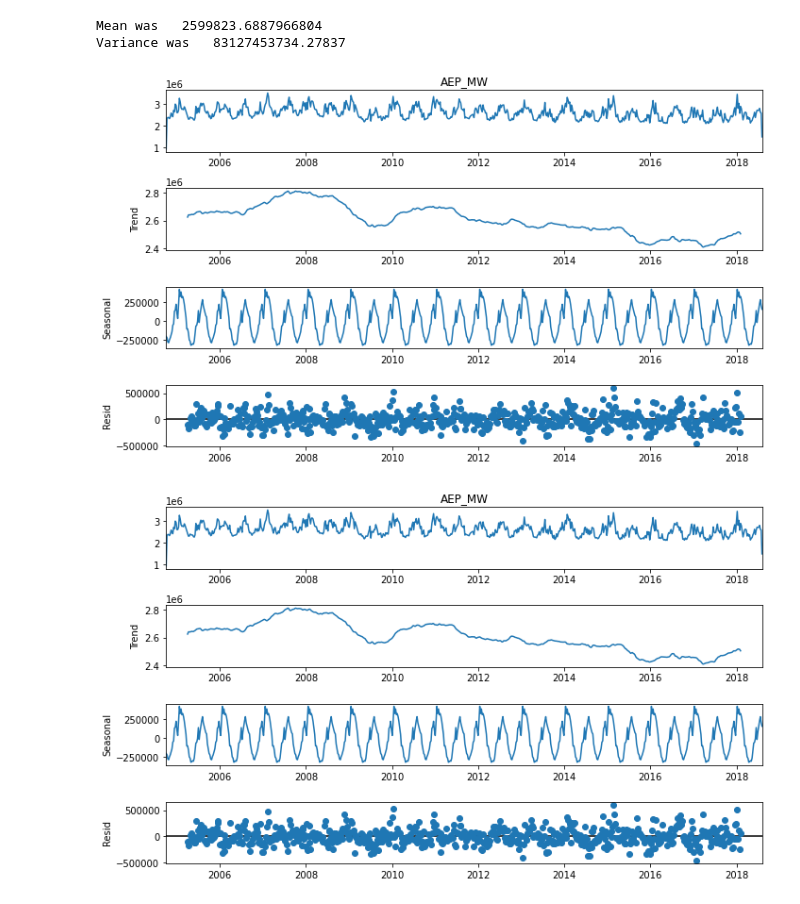
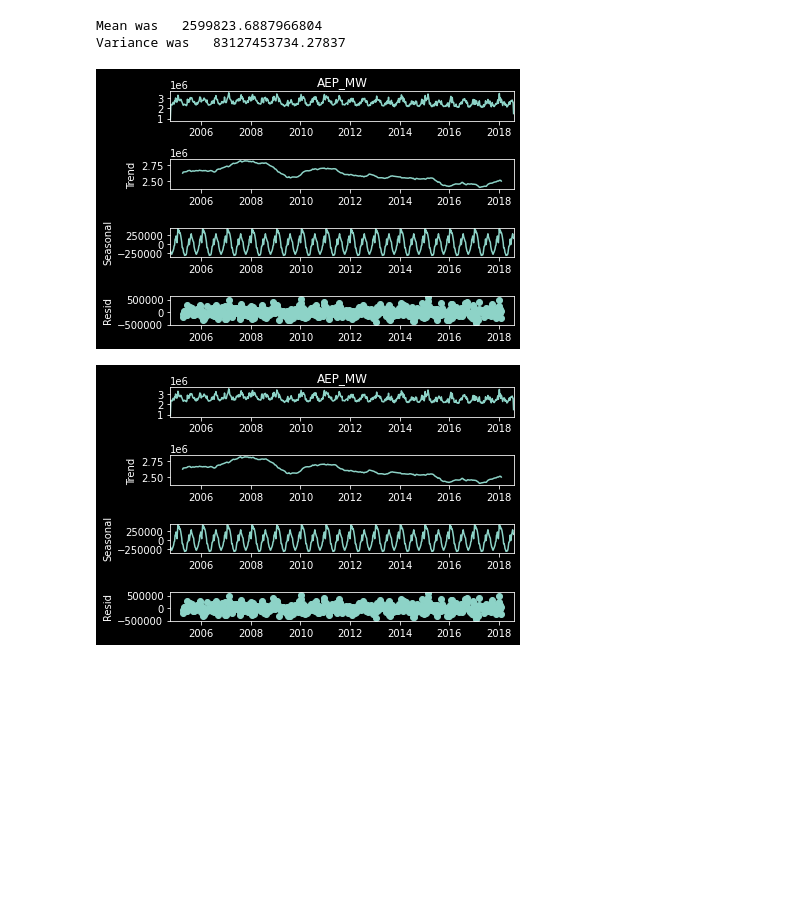
Before and after one commit to sarossilli/Power-Usage-Prediction, a Jupyter notebook: Notebook_EDA.ipynb, the cells around one changed output. Saved outputs shown, nothing was run; the diff lists cells and outputs as text; code cells hidden in the pictures; blank space fills up the shorter version.

```diff
--- a/Notebook_EDA.ipynb
+++ b/Notebook_EDA.ipynb
@@ -2,3 +2,6 @@
 import matplotlib.pyplot as plt
 import pandas as pd
 from statsmodels.tsa.seasonal import seasonal_decompose
+import os
+dirname = os.getcwd()
+plt.style.use('dark_background')
@@ -25,8 +100,8 @@ print("Variance was  " ,  var)
 Mean was   2599823.6887966804
 Variance was   83127453734.27837
 # %%
-result = seasonal_decompose(data, model='additive')
+result = seasonal_decompose(data, model='additive',period=52)
 result.plot()
 # %% [output]
-[figure, old version]
+[figure, new version]
-[figure, old version]
+[figure, new version]
```
Also changed, not shown: parts of 17 cells of this notebook, 11 other files.
